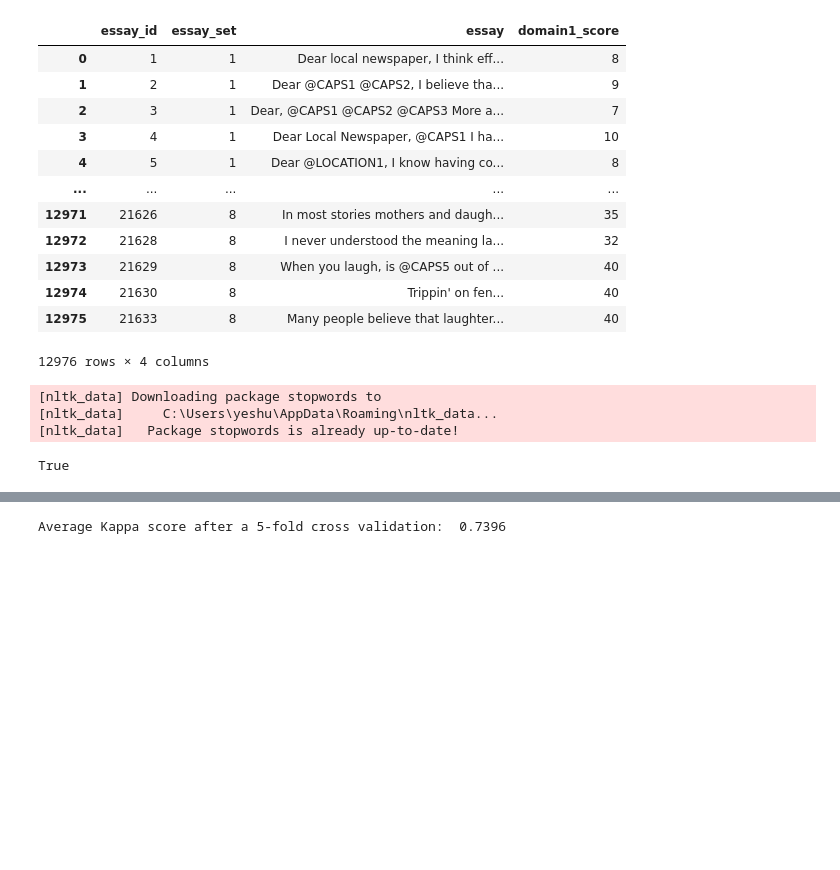
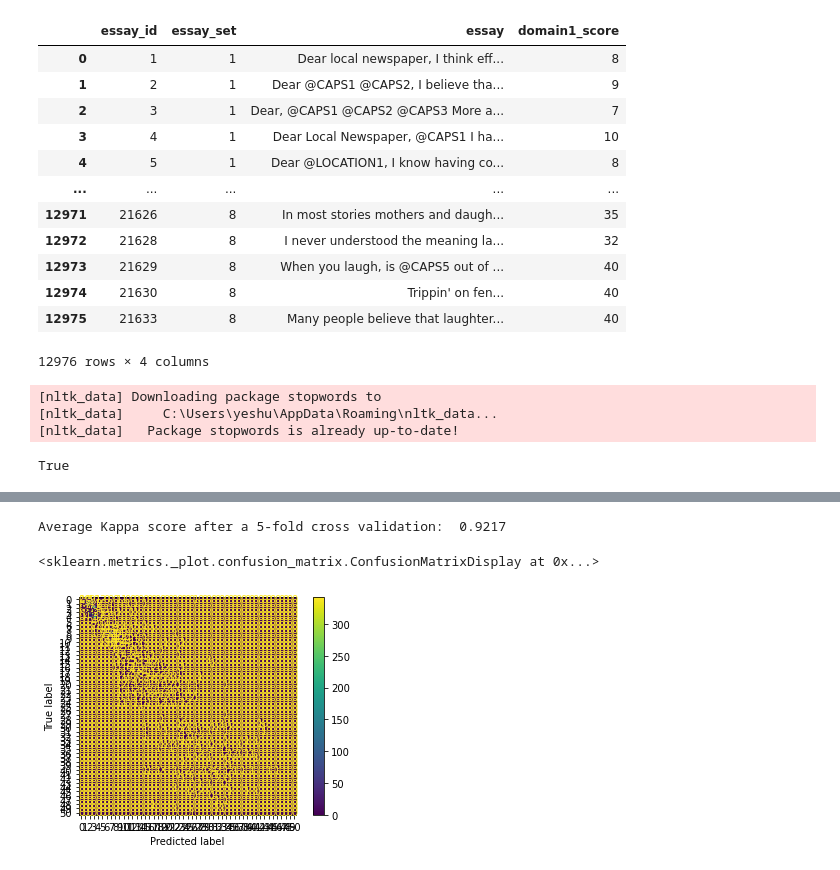
Before and after one commit to ShreySrivas/SmartGradingSystem, a Jupyter notebook: training_model.ipynb, the cells around one changed output, grey strips where cells are left out. Saved outputs shown, nothing was run; the diff lists cells and outputs as text; code cells hidden in the pictures; blank space fills up the shorter version.

```diff
--- a/training_model.ipynb
+++ b/training_model.ipynb
@@ -86,9 +86,13 @@ import keras.backend as K
 def get_model():
     """Define the model."""
     model = Sequential()
-    model.add(LSTM(300, dropout=0.4, recurrent_dropout=0.4, input_shape=[1, 300], return_sequences=True))
-    model.add(LSTM(64, recurrent_dropout=0.4))
-    model.add(Dropout(0.5))
+    model.add(LSTM(300, dropout=0.2, input_shape=[1, 300], return_sequences=True))
+    model.add(LSTM(64,activation='relu'))
+    model.add(Dropout(0.2))
+    model.add(Dense(64,activation='relu'))
+    model.add(Dropout(0.2))
+    model.add(Dense(64,activation='relu'))
+    model.add(Dropout(0.2))
     model.add(Dense(1, activation='relu'))
 
     model.compile(loss='mean_squared_error', optimizer='rmsprop', metrics=['mae'])
@@ -129,7 +133,7 @@ for traincv, testcv in cv.split(X):
     model = Word2Vec(sentences, workers=num_workers, vector_size = num_features, min_count = min_word_count, window = context, sample = downsampling)
 
     model.init_sims(replace=True)
-    model.wv.save_word2vec_format('word2vecmodel.bin', binary=True)
+    model.wv.save_word2vec_format('word2vec.bin', binary=True)
 
     clean_train_essays = []
 
@@ -150,7 +154,7 @@ for traincv, testcv in cv.split(X):
     testDataVecs = np.reshape(testDataVecs, (testDataVecs.shape[0], 1, testDataVecs.shape[1]))
 
     lstm_model = get_model()
-    lstm_model.fit(trainDataVecs, y_train, batch_size=64, epochs=2)
+    lstm_model.fit(trainDataVecs, y_train, batch_size=64, epochs=10)
     #lstm_model.load_weights('./model_weights/final_lstm.h5')
     y_pred = lstm_model.predict(testDataVecs)
 
@@ -259,4 +263,15 @@ Kappa Score: 0.7375285311479445
 # %%
 print("Average Kappa score after a 5-fold cross validation: ",np.around(np.array(results).mean(),decimals=4))
 # %% [output]
-Average Kappa score after a 5-fold cross validation:  0.7396
+Average Kappa score after a 5-fold cross validation:  0.9217
+# %%
+import matplotlib.pyplot as plt
+import numpy as np
+from sklearn.metrics import confusion_matrix, ConfusionMatrixDisplay
+cm = confusion_matrix(y_test.values, y_pred)
+
+import seaborn as sns
+ConfusionMatrixDisplay(cm).plot()
+# %% [output]
+<sklearn.metrics._plot.confusion_matrix.ConfusionMatrixDisplay at 0x...>
+[figure, added]
```
Also changed, not shown: parts of 1 cell of this notebook, 32 other files.
